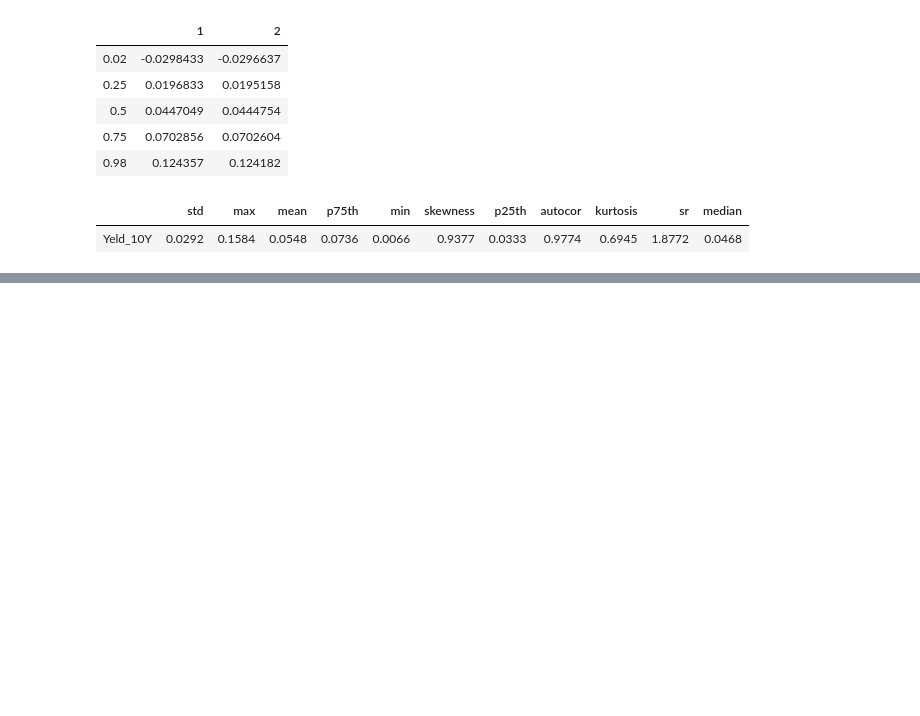
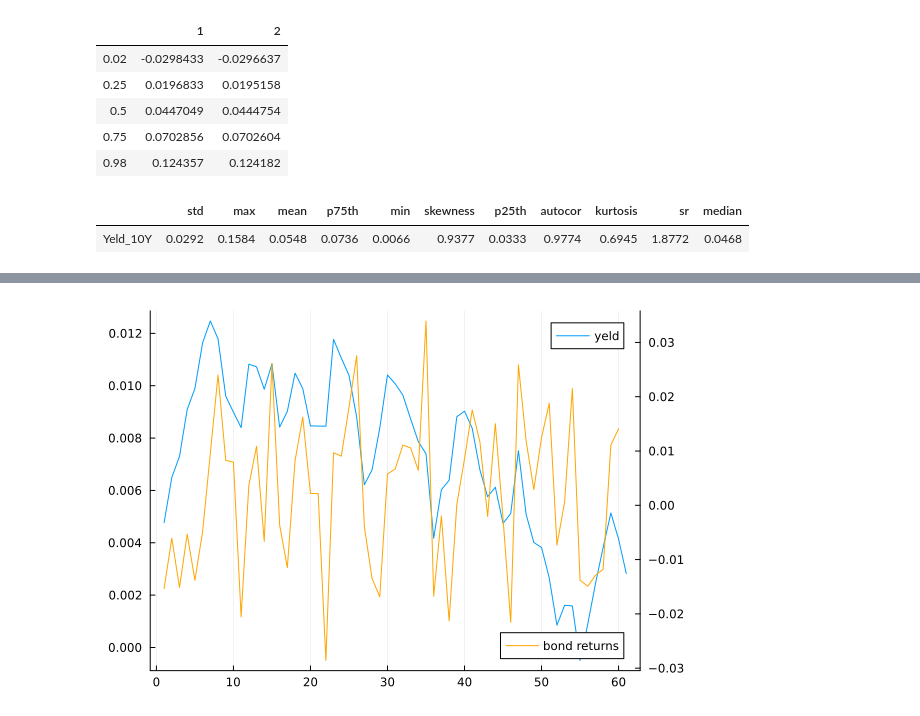
Before and after one commit to msz13/Goal-Based-Investing, a Jupyter notebook: julia_msp/us_bvar.ipynb, the cells around one changed output, grey strips where cells are left out. Drawn from its saved outputs; the diff is of its cells as text; code cells hidden in the pictures; blank space fills up the shorter version.

```diff
--- a/julia_msp/us_bvar.ipynb
+++ b/julia_msp/us_bvar.ipynb
@@ -596,3 +596,9 @@ print_percentiles(expm1.(annualise(real_bond_returns, 4)), [0.02, 0.25, 0.5, 0.7
 | 0.5 | -0.034073 | -0.0199816 | -0.0162759 | -0.0144318 | -0.0126843 | -0.01242 | -0.0126865 | -0.0124134 | -0.0119255 | -0.0122763 | -0.012653 | ... |
 | 0.75 | -0.0147832 | 0.00145983 | 0.00586346 | 0.00772391 | 0.00936377 | 0.0098914 | 0.00926856 | 0.01044 | 0.0104102 | 0.00954945 | 0.00956331 | ... |
 | 0.98 | 0.0273191 | 0.0480003 | 0.05163 | 0.0560848 | 0.0563743 | 0.0573591 | 0.0562797 | 0.0577801 | 0.0562534 | 0.0556682 | 0.0570717 | ... |
+# %%
+scenario = 13
+plot(yelds10y[scenario,:], label="yeld")
+plot!(twinx(), bond_returns[scenario,:], label="bond returns", color=:orange)
+# %% [output]
+[figure, added]
```
Also changed, not shown: 4 other files.
